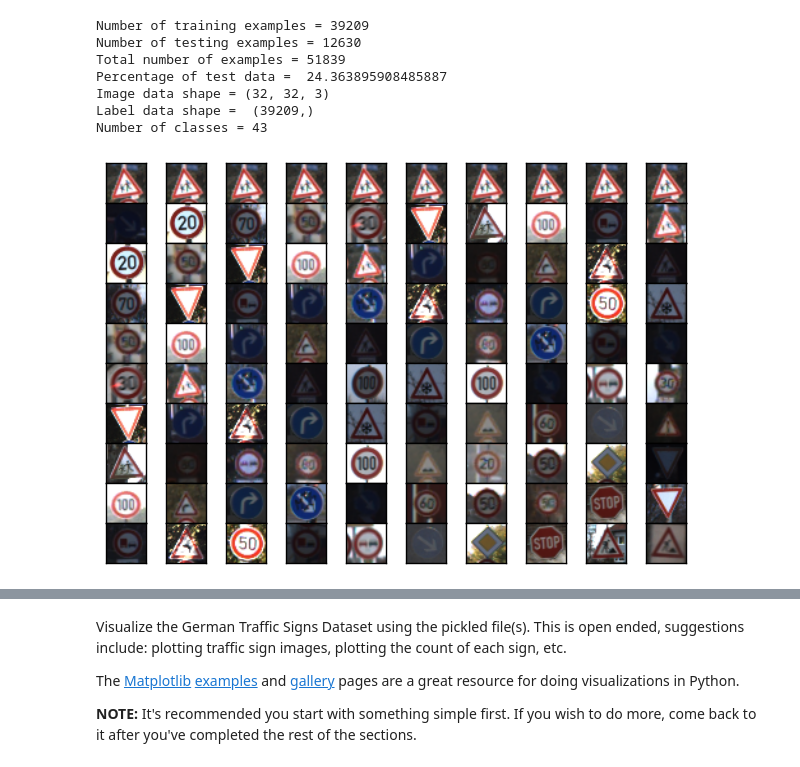
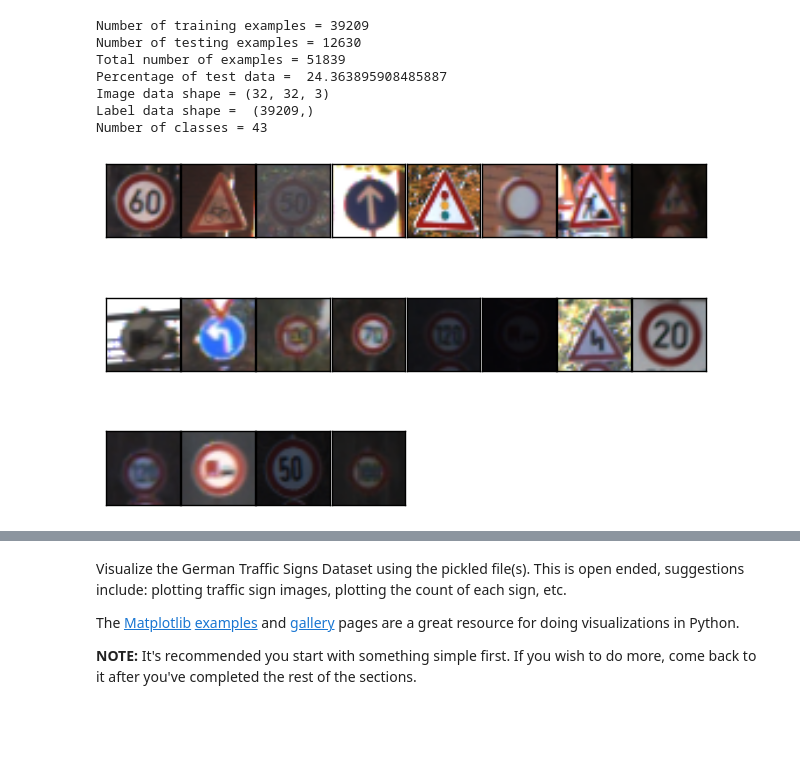
Before and after one commit to pstradowski/project-signs, a Jupyter notebook: Traffic_Sign_Classifier.ipynb, the cells around one changed output, grey strips where cells are left out. Saved outputs shown, nothing was run; the diff lists cells and outputs as text; code cells hidden in the pictures; blank space fills up the shorter version.

Commit message:
New print_head

```diff
--- a/Traffic_Sign_Classifier.ipynb
+++ b/Traffic_Sign_Classifier.ipynb
@@ -86,25 +86,26 @@ Number of classes = 43
 # %%
 ### Data exploration visualization goes here.
 ### Feel free to use as many code cells as needed.
 
 
 X_train, y_train = shuffle(X_train, y_train)
 
-def plot_head(X, rows = 10, cols = 10, cmap = 'jet'):
+def plot_head(X, num = 20, cols = 8, cmap = 'jet'):
     fig = plt.figure(1)
-    gs = gridspec.GridSpec(rows, cols, top=1., bottom=0., right=1., left=0., hspace=0.,
-            wspace=0.)
-
-    for r in range(rows):
-        for c in range(cols):
-            ax = plt.subplot(gs[r, c])
-            ax.set_xticks([])
-            ax.set_yticks([])
-            ax.imshow(X[r+r*c], cmap = cmap)
+    rows = np.ceil(num/cols).astype(np.int32)
+    gs = gridspec.GridSpec(rows, cols, top=1., bottom=0., right=1., left=0., hspace=0.01,
+            wspace=0.02)
+    for i in range(num):
+        row = np.floor(i/cols).astype(np.int32)
+        col = i - row*cols
+        ax = plt.subplot(gs[row, col])
+        ax.set_xticks([])
+        ax.set_yticks([])
+        ax.imshow(X[i], cmap = cmap)
     plt.show()
 plot_head(X_train)
 # %% [output]
-[figure, old version]
+[figure, new version]
 # %%
 plt.hist(y_train, bins=range(n_classes+1))
 plt.ylabel("Frequency")
```
Also changed, not shown: parts of 19 cells of this notebook.
